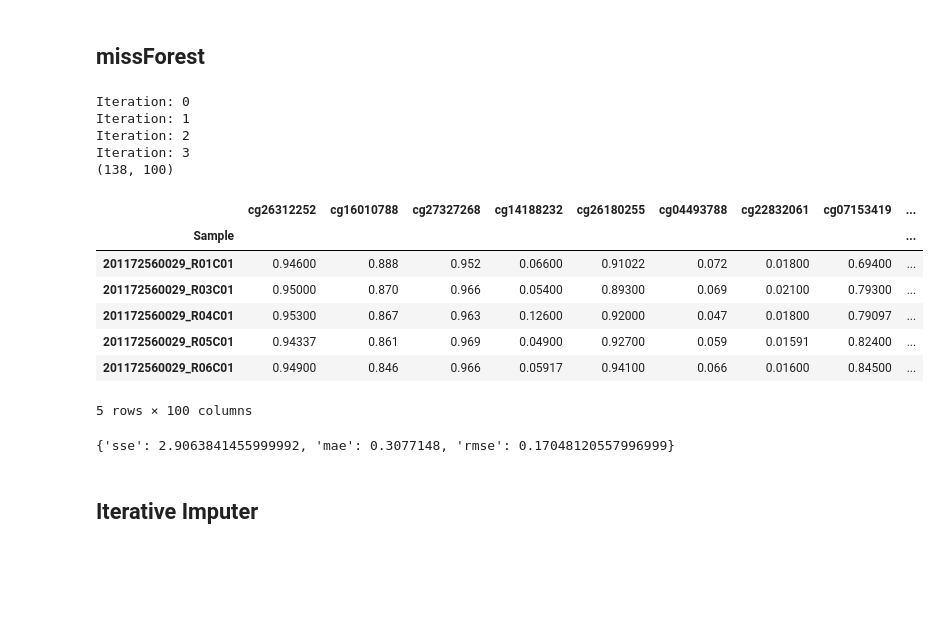
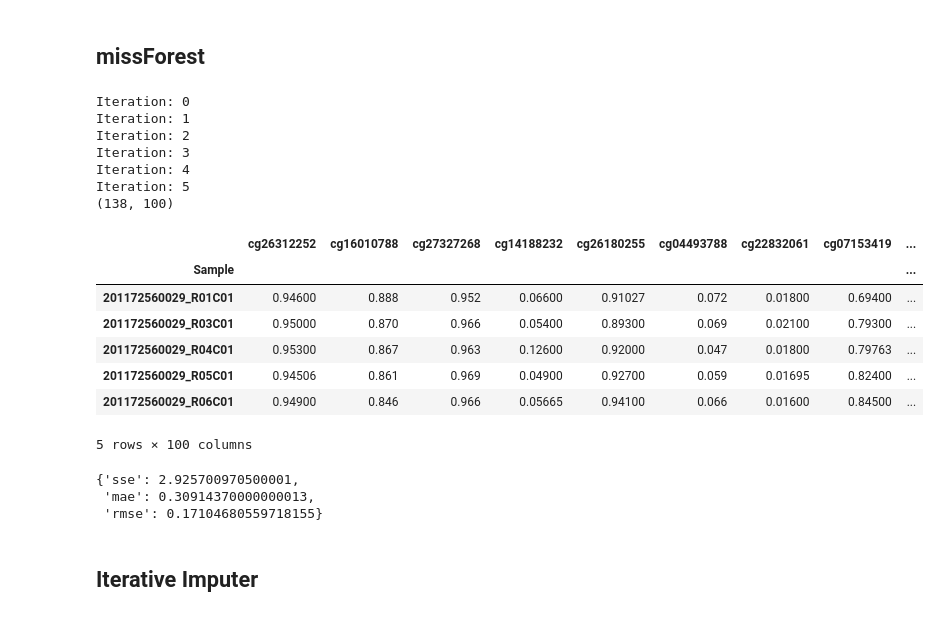
Before and after one commit to viabard/methylation-imputation, a Jupyter notebook: 02-results.ipynb, the cells around one changed output. Drawn from its saved outputs; the diff is of its cells as text; code cells hidden in the pictures; blank space fills up the shorter version.

```diff
--- a/02-results.ipynb
+++ b/02-results.ipynb
@@ -197,31 +197,35 @@ accuracies['mode_imputation'] = mode_accuracies
 # %% [markdown]
 ## missForest
 # %%
-clf = MissForest()
+clf = MissForest(max_iter=1000, random_state=100)
 clf.fit(np.array(gse111631_10))
 missForest_imputed = clf.transform(gse111631_10)
 missForest_imputed = pd.DataFrame(missForest_imputed, columns=gse111631_10.columns, index=gse111631_10.index)
 print(missForest_imputed.shape)
 missForest_imputed.head()
 # %% [output]
 Iteration: 0
 Iteration: 1
 Iteration: 2
 Iteration: 3
+Iteration: 4
+Iteration: 5
 (138, 100)
 |  | cg26312252 | cg16010788 | cg27327268 | cg14188232 | cg26180255 | cg04493788 | cg22832061 | cg07153419 | ... |
 | Sample |  |  |  |  |  |  |  |  | ... |
-| 201172560029_R01C01 | 0.94600 | 0.888 | 0.952 | 0.06600 | 0.91022 | 0.072 | 0.01800 | 0.69400 | ... |
+| 201172560029_R01C01 | 0.94600 | 0.888 | 0.952 | 0.06600 | 0.91027 | 0.072 | 0.01800 | 0.69400 | ... |
 | 201172560029_R03C01 | 0.95000 | 0.870 | 0.966 | 0.05400 | 0.89300 | 0.069 | 0.02100 | 0.79300 | ... |
-| 201172560029_R04C01 | 0.95300 | 0.867 | 0.963 | 0.12600 | 0.92000 | 0.047 | 0.01800 | 0.79097 | ... |
-| 201172560029_R05C01 | 0.94337 | 0.861 | 0.969 | 0.04900 | 0.92700 | 0.059 | 0.01591 | 0.82400 | ... |
-| 201172560029_R06C01 | 0.94900 | 0.846 | 0.966 | 0.05917 | 0.94100 | 0.066 | 0.01600 | 0.84500 | ... |
+| 201172560029_R04C01 | 0.95300 | 0.867 | 0.963 | 0.12600 | 0.92000 | 0.047 | 0.01800 | 0.79763 | ... |
+| 201172560029_R05C01 | 0.94506 | 0.861 | 0.969 | 0.04900 | 0.92700 | 0.059 | 0.01695 | 0.82400 | ... |
+| 201172560029_R06C01 | 0.94900 | 0.846 | 0.966 | 0.05665 | 0.94100 | 0.066 | 0.01600 | 0.84500 | ... |
 5 rows × 100 columns
 # %%
 miss_forest_accuracies = get_accuracies(missForest_imputed)
 miss_forest_accuracies
 # %% [output]
-{'sse': 2.9063841455999992, 'mae': 0.3077148, 'rmse': 0.17048120557996999}
+{'sse': 2.925700970500001,
+ 'mae': 0.30914370000000013,
+ 'rmse': 0.17104680559718155}
 # %%
 accuracies['miss_forest'] = miss_forest_accuracies
 # %% [markdown]
```
Also changed, not shown: parts of 11 cells of this notebook, 3 other files.
